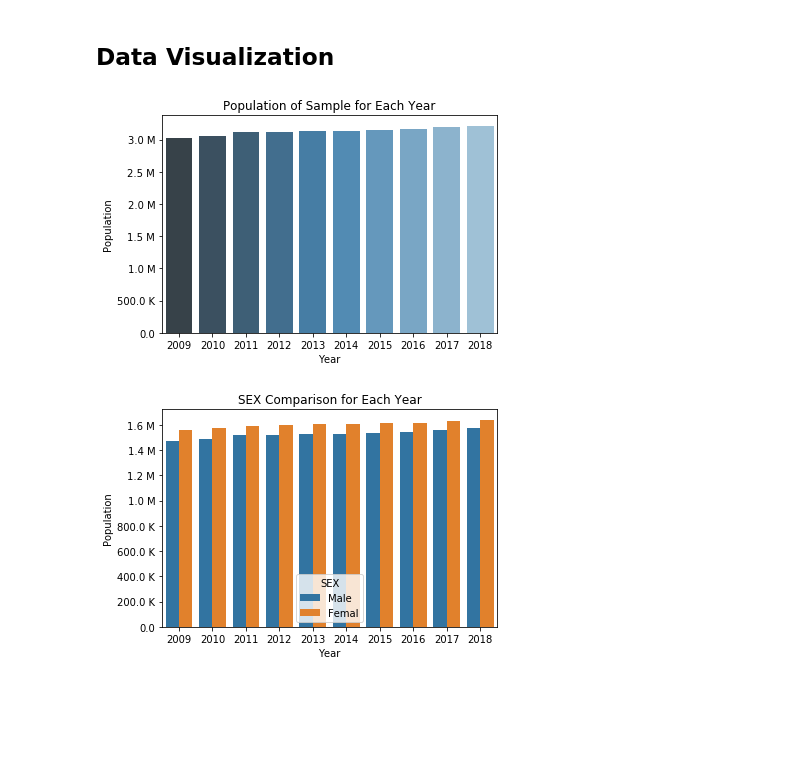
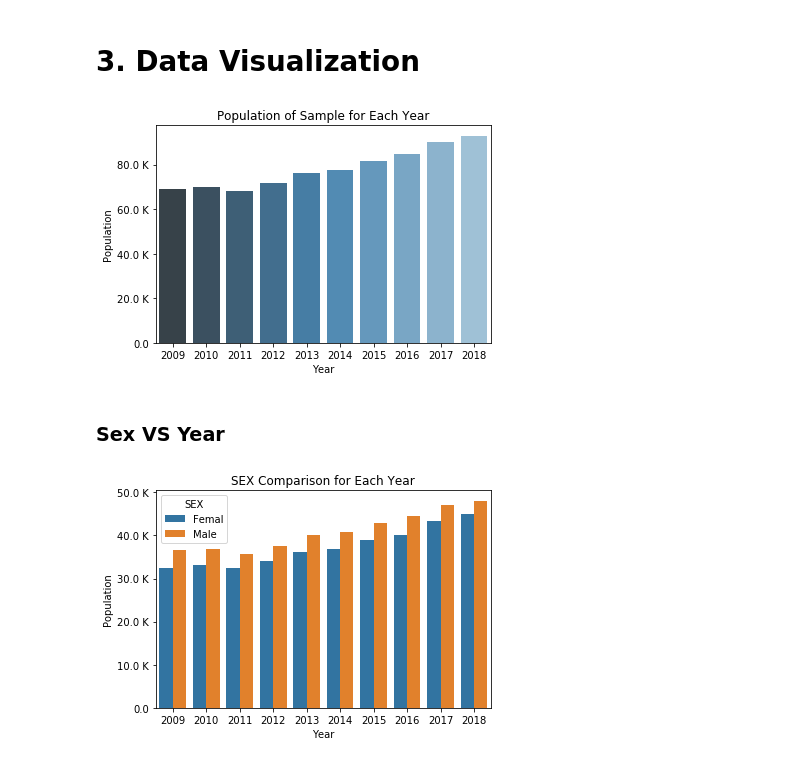
Before and after one commit to AllenSun7/ECON-STEM_GENDER_GAP, a Jupyter notebook: data_visualization.ipynb, the cells around one changed output. Drawn from its saved outputs; the diff is of its cells as text; code cells hidden in the pictures; blank space fills up the shorter version.

```diff
--- a/data_visualization.ipynb
+++ b/data_visualization.ipynb
@@ -113,0 +139,6 @@ Counter({'NON-STEM': 30364353, 'STEM': 926590})
+# %%
+# usual work hours per week
+df['UHRSWORK'] = df['UHRSWORK'].apply(lambda x: np.nan if int(x) == 0 else '<40' if int(x) < 40 else '=40' if int(x) == 40 else '>40')
+# %%
+# income of wage and salary
+df['INCWAGE'] = df['INCWAGE'].apply(lambda x: np.nan if x == 0 else x)
@@ -113,0 +149,3 @@ Counter({'NON-STEM': 30364353, 'STEM': 926590})
+# %%
+df = df.dropna()
+df.info()
@@ -114,5 +169,5 @@ Counter({'NON-STEM': 30364353, 'STEM': 926590})
 # %% [markdown]
-## Data Visualization
+# 3. Data Visualization
 # %%
 import numpy as np
 import matplotlib.pyplot as plt
@@ -124,7 +179,7 @@ def y_fmt(tick_val, pos):
     if tick_val >= 1000000:
         val = int(tick_val)/1000000
         return '{:.1f} M'.format(val)
-    elif tick_val > 1000:
+    elif tick_val >= 1000:
         val = int(tick_val) / 1000
         return '{:.1f} K'.format(val)
     else:
@@ -141,33 +196,35 @@ ax.axes.set_title("Population of Sample for Each Year")
 # plt.xticks(rotation=45)
 plt.show()
 # %% [output]
-[figure, old version]
+[figure, new version]
+# %% [markdown]
+### Sex VS Year
 # %%
 import numpy as np
 import matplotlib.pyplot as plt
 import matplotlib.pylab as pl
 import matplotlib.ticker as tick
 
 # Auto adjust unit of y Axis
 def y_fmt(tick_val, pos):
     if tick_val >= 1000000:
         val = int(tick_val)/1000000
         return '{:.1f} M'.format(val)
-    elif tick_val > 1000:
+    elif tick_val >= 1000:
         val = int(tick_val) / 1000
         return '{:.1f} K'.format(val)
     else:
         return tick_val
 
 # plt.figure(figsize=[60,30])
 ax = sns.countplot(x='YEAR', hue='SEX', data=df)
 ax = pl.gca()
 ax.yaxis.set_major_formatter(tick.FuncFormatter(y_fmt))
 ax.set_ylabel('Population')
 ax.set_xlabel('Year')
 ax.axes.set_title('SEX Comparison for Each Year')
 # ax.tick_params(labelsize=40)
 # plt.xticks(rotation=45)
 plt.show()
 # %% [output]
-[figure, old version]
+[figure, new version]
```
Also changed, not shown: parts of 30 cells of this notebook, 5 other files.
